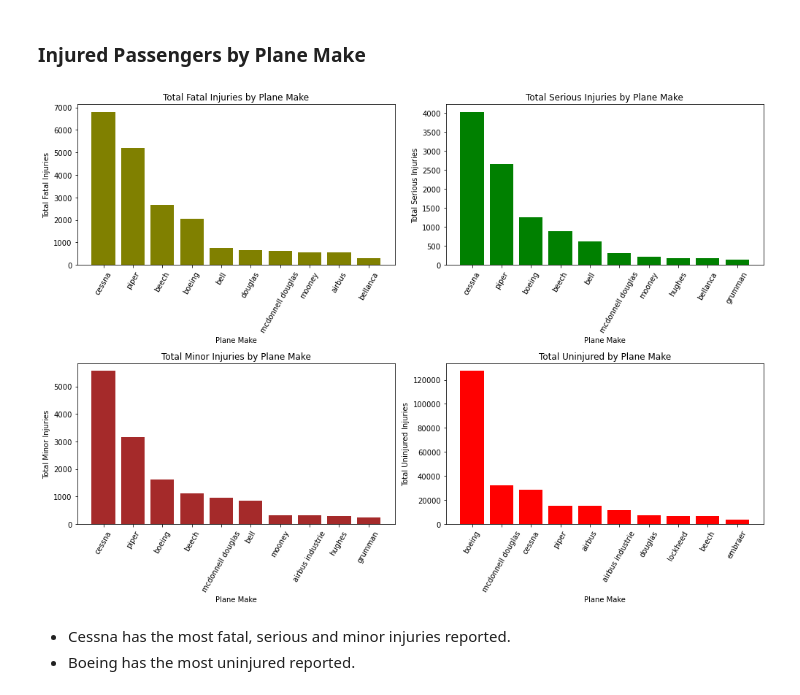
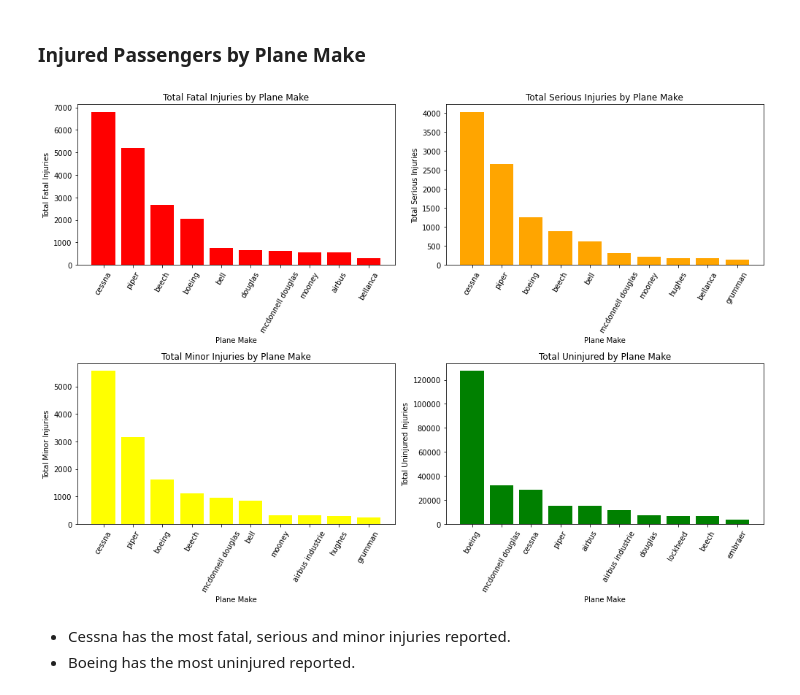
Before and after one commit to tracy-gwehona/Aviation-Risk-Analysis, a Jupyter notebook: student.ipynb, the cells around one changed output. Saved outputs shown, nothing was run; the diff lists cells and outputs as text; code cells hidden in the pictures.

```diff
--- a/student.ipynb
+++ b/student.ipynb
@@ -373,40 +373,40 @@ fig, axes = plt.subplots(2, 2, figsize = (14, 10))
 
 # Plot total fatal injuries
 fatal_injuries = make_grouped.sort_values(by='total_fatal_injuries', ascending=False)[:10]
-axes[0, 0].bar(fatal_injuries['make'], fatal_injuries['total_fatal_injuries'], color='olive')
+axes[0, 0].bar(fatal_injuries['make'], fatal_injuries['total_fatal_injuries'], color='red')
 axes[0, 0].set_title('Total Fatal Injuries by Plane Make')
 axes[0, 0].set_xlabel('Plane Make')
 axes[0, 0].set_ylabel('Total Fatal Injuries')
 axes[0, 0].tick_params(axis='x', rotation=60)
 
 # Plot total serious injuries
 serious_injuries = make_grouped.sort_values(by='total_serious_injuries', ascending=False)[:10]
-axes[0, 1].bar(serious_injuries['make'], serious_injuries['total_serious_injuries'], color='green')
+axes[0, 1].bar(serious_injuries['make'], serious_injuries['total_serious_injuries'], color='orange')
 axes[0, 1].set_title('Total Serious Injuries by Plane Make')
 axes[0, 1].set_xlabel('Plane Make')
 axes[0, 1].set_ylabel('Total Serious Injuries')
 axes[0, 1].tick_params(axis='x', rotation=60)
 
 # Plot total minor injuries
 minor_injuries = make_grouped.sort_values(by='total_minor_injuries', ascending=False)[:10]
-axes[1, 0].bar(minor_injuries['make'], minor_injuries['total_minor_injuries'], color='brown')
+axes[1, 0].bar(minor_injuries['make'], minor_injuries['total_minor_injuries'], color='yellow')
 axes[1, 0].set_title('Total Minor Injuries by Plane Make')
 axes[1, 0].set_xlabel('Plane Make')
 axes[1, 0].set_ylabel('Total Minor Injuries')
 axes[1, 0].tick_params(axis='x', rotation=60)
 
 # Plot total uninjured
 uninjured = make_grouped.sort_values(by='total_uninjured', ascending=False)[:10]
-axes[1, 1].bar(uninjured['make'], uninjured['total_uninjured'], color='red')
+axes[1, 1].bar(uninjured['make'], uninjured['total_uninjured'], color='green')
 axes[1, 1].set_title('Total Uninjured by Plane Make')
 axes[1, 1].set_xlabel('Plane Make')
 axes[1, 1].set_ylabel('Total Uninjured Injuries')
 axes[1, 1].tick_params(axis='x', rotation=60)
 
 plt.tight_layout()
 plt.show()
 # %% [output]
-[figure, old version]
+[figure, new version]
 # %% [markdown]
 - Cessna has the most fatal, serious and minor injuries reported.
 - Boeing has the most uninjured reported.
```
Also changed, not shown: parts of 4 cells of this notebook.
